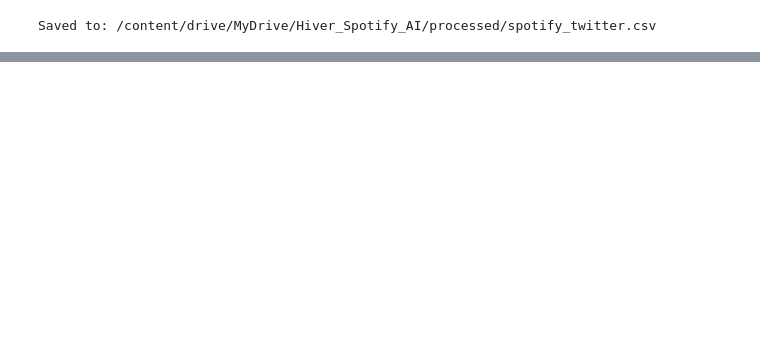
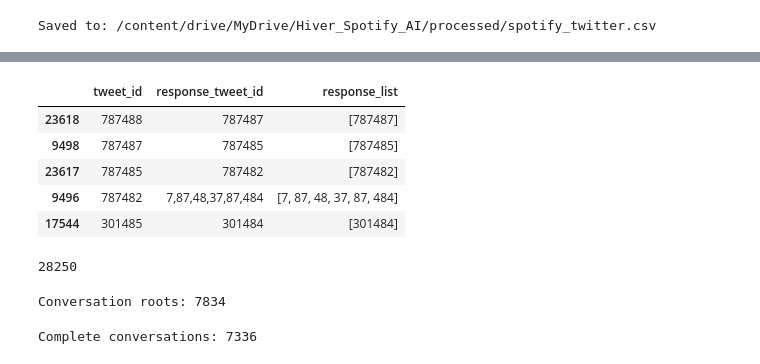
Before and after one commit to Rukshana-S/hiver-spotify-ai-support-agent, a Jupyter notebook: 01_spotify_data_preprocessing.ipynb, the cells around one changed output, grey strips where cells are left out. Drawn from its saved outputs; the diff is of its cells as text; code cells hidden in the pictures; blank space fills up the shorter version.

Commit message:
feat: reconstruct multi-turn Spotify conversation threads

```diff
--- a/01_spotify_data_preprocessing.ipynb
+++ b/01_spotify_data_preprocessing.ipynb
@@ -208,0 +224,33 @@ Saved to: /content/drive/MyDrive/Hiver_Spotify_AI/processed/spotify_twitter.csv
+# %%
+def split_responses(value):
+    if pd.isna(value):
+        return []
+    s = str(value)
+    # Remove any character that is not a digit or a comma
+    cleaned_s = "".join(filter(lambda x: x.isdigit() or x == ',', s))
+    if not cleaned_s: # If after cleaning, the string is empty or only commas
+        return []
+
+    response_ids = []
+    for part in cleaned_s.split(","):
+        part = part.strip()
+        if part.isdigit(): # Check if the part consists only of digits
+            response_ids.append(int(part))
+    return response_ids
+
+spotify_twitter["response_list"] = spotify_twitter["response_tweet_id"].apply(split_responses)
+
+spotify_twitter[["tweet_id", "response_tweet_id", "response_list"]].head()
+# %% [output]
+|  | tweet_id | response_tweet_id | response_list |
+| 23618 | 787488 | 787487 | [787487] |
+| 9498 | 787487 | 787485 | [787485] |
+| 23617 | 787485 | 787482 | [787482] |
+| 9496 | 787482 | 7,87,48,37,87,484 | [7, 87, 48, 37, 87, 484] |
+| 17544 | 301485 | 301484 | [301484] |
+# %%
+tweet_lookup = spotify_twitter.set_index("tweet_id").to_dict("index")
+
+len(tweet_lookup)
+# %% [output]
+28250
@@ -208,0 +283,21 @@ Saved to: /content/drive/MyDrive/Hiver_Spotify_AI/processed/spotify_twitter.csv
+# %%
+conversation_roots = spotify_twitter[
+    (spotify_twitter["inbound"] == True) &
+    (spotify_twitter["in_response_to_tweet_id"].isna())
+]["tweet_id"].tolist()
+
+print("Conversation roots:", len(conversation_roots))
+# %% [output]
+Conversation roots: 7834
+# %%
+threads = []
+
+for root in conversation_roots:
+    thread = build_thread(root)
+
+    if len(thread) >= 2:     # customer + Spotify
+        threads.append(thread)
+
+print("Complete conversations:", len(threads))
+# %% [output]
+Complete conversations: 7336
```
Also changed, not shown: parts of 4 cells of this notebook.
